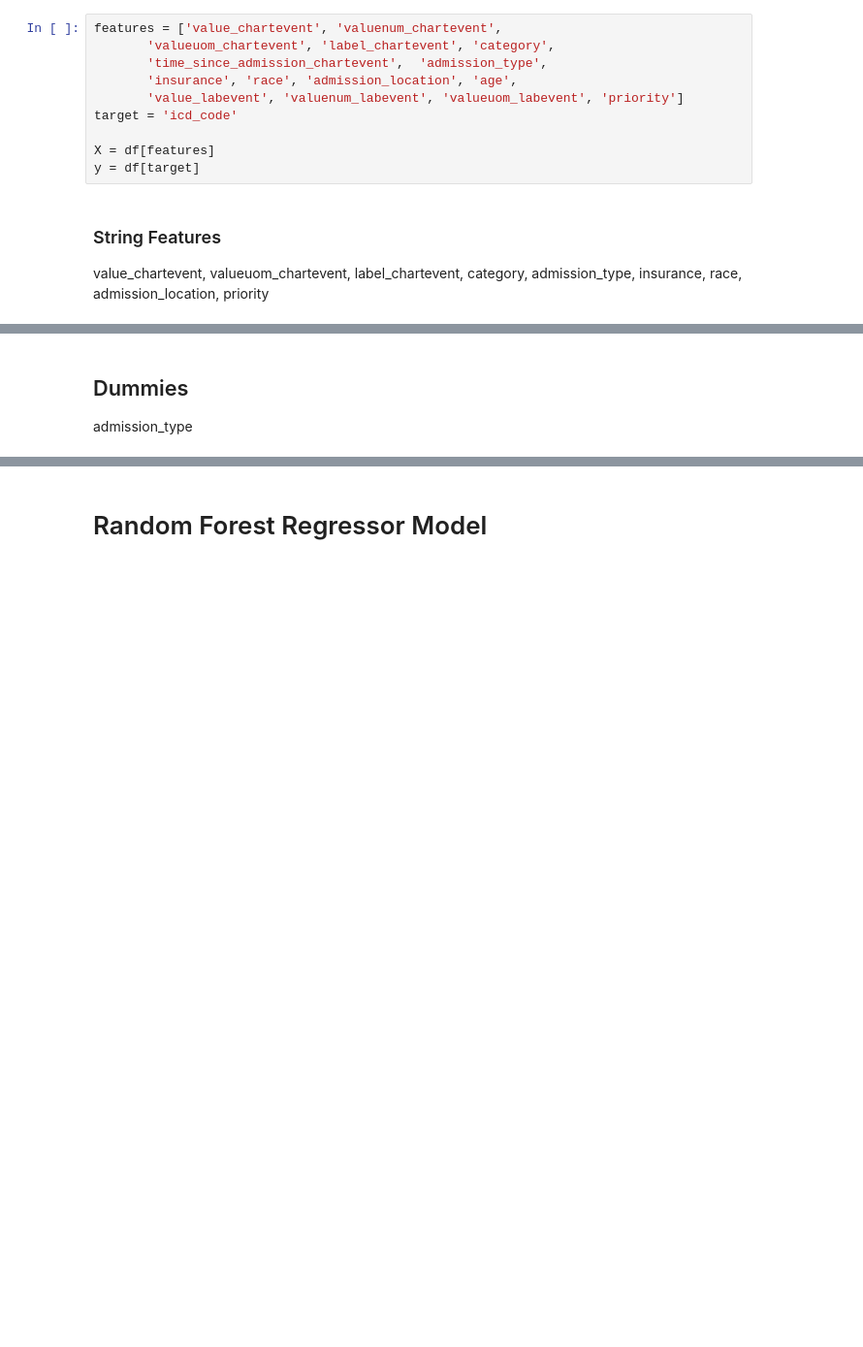
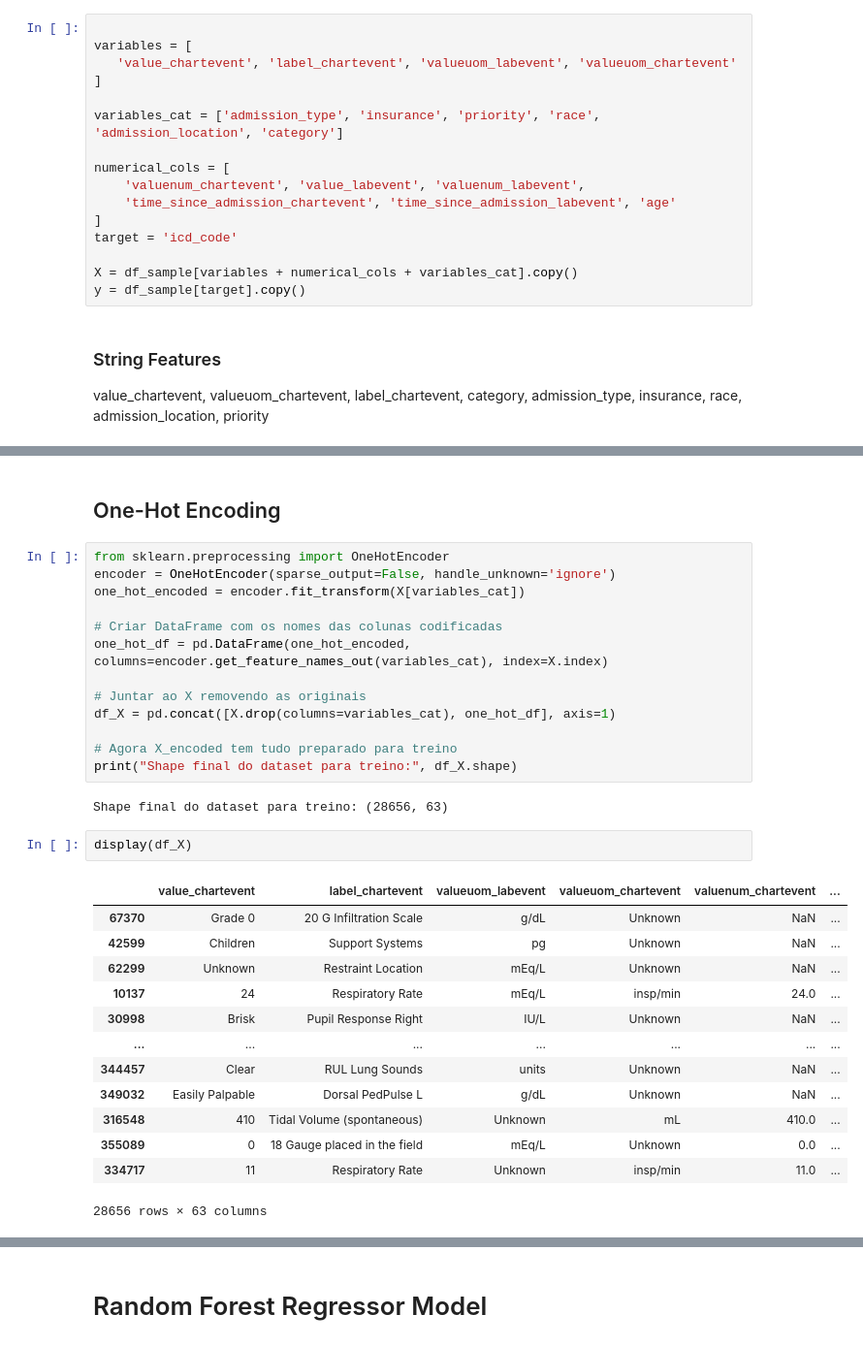
Before and after one commit to CatarinaCosta02/Master_Thesis, a Jupyter notebook: models/RForest.ipynb, the cells around one changed output, grey strips where cells are left out. Shown at 97% size. Cells and saved outputs as stored; diff of their text form; blank space fills up the shorter version.

```diff
--- a/models/RForest.ipynb
+++ b/models/RForest.ipynb
@@ -63,13 +104,19 @@ Index(['charttime_chartevent', 'value_chartevent', 'valuenum_chartevent',
 # %%
-features = ['value_chartevent', 'valuenum_chartevent',
-       'valueuom_chartevent', 'label_chartevent', 'category',
-       'time_since_admission_chartevent',  'admission_type',
-       'insurance', 'race', 'admission_location', 'age',
-       'value_labevent', 'valuenum_labevent', 'valueuom_labevent', 'priority']
+
+variables = [
+   'value_chartevent', 'label_chartevent', 'valueuom_labevent', 'valueuom_chartevent'
+]
+
+variables_cat = ['admission_type', 'insurance', 'priority', 'race', 'admission_location', 'category']
+
+numerical_cols = [
+    'valuenum_chartevent', 'value_labevent', 'valuenum_labevent',
+    'time_since_admission_chartevent', 'time_since_admission_labevent', 'age'
+]
 target = 'icd_code'
 
-X = df[features]
-y = df[target]
+X = df_sample[variables + numerical_cols + variables_cat].copy()
+y = df_sample[target].copy()
 # %% [markdown]
 ### String Features
 
@@ -96,6 +143,35 @@ priority                   3
 admittime                 68
 dtype: int64
 # %% [markdown]
-## Dummies
-
-admission_type
+## One-Hot Encoding
+# %%
+from sklearn.preprocessing import OneHotEncoder
+encoder = OneHotEncoder(sparse_output=False, handle_unknown='ignore')
+one_hot_encoded = encoder.fit_transform(X[variables_cat])
+
+# Criar DataFrame com os nomes das colunas codificadas
+one_hot_df = pd.DataFrame(one_hot_encoded, columns=encoder.get_feature_names_out(variables_cat), index=X.index)
+
+# Juntar ao X removendo as originais
+df_X = pd.concat([X.drop(columns=variables_cat), one_hot_df], axis=1)
+
+# Agora X_encoded tem tudo preparado para treino
+print("Shape final do dataset para treino:", df_X.shape)
+# %% [output]
+Shape final do dataset para treino: (28656, 63)
+# %%
+display(df_X)
+# %% [output]
+|  | value_chartevent | label_chartevent | valueuom_labevent | valueuom_chartevent | valuenum_chartevent | ... |
+| 67370 | Grade 0 | 20 G Infiltration Scale | g/dL | Unknown | NaN | ... |
+| 42599 | Children | Support Systems | pg | Unknown | NaN | ... |
+| 62299 | Unknown | Restraint Location | mEq/L | Unknown | NaN | ... |
+| 10137 | 24 | Respiratory Rate | mEq/L | insp/min | 24.0 | ... |
+| 30998 | Brisk | Pupil Response Right | IU/L | Unknown | NaN | ... |
+| ... | ... | ... | ... | ... | ... | ... |
+| 344457 | Clear | RUL Lung Sounds | units | Unknown | NaN | ... |
+| 349032 | Easily Palpable | Dorsal PedPulse L | g/dL | Unknown | NaN | ... |
+| 316548 | 410 | Tidal Volume (spontaneous) | Unknown | mL | 410.0 | ... |
+| 355089 | 0 | 18 Gauge placed in the field | mEq/L | Unknown | 0.0 | ... |
+| 334717 | 11 | Respiratory Rate | Unknown | insp/min | 11.0 | ... |
+28656 rows × 63 columns
```
Also changed, not shown: parts of 9 cells of this notebook.
